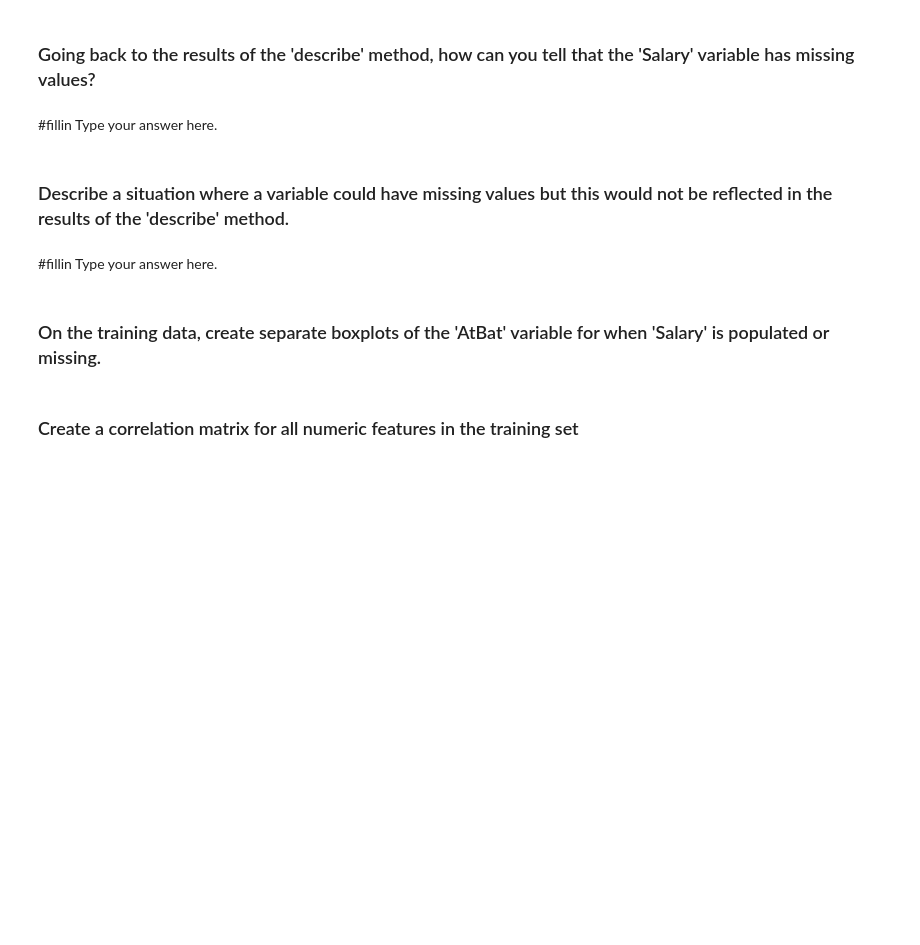
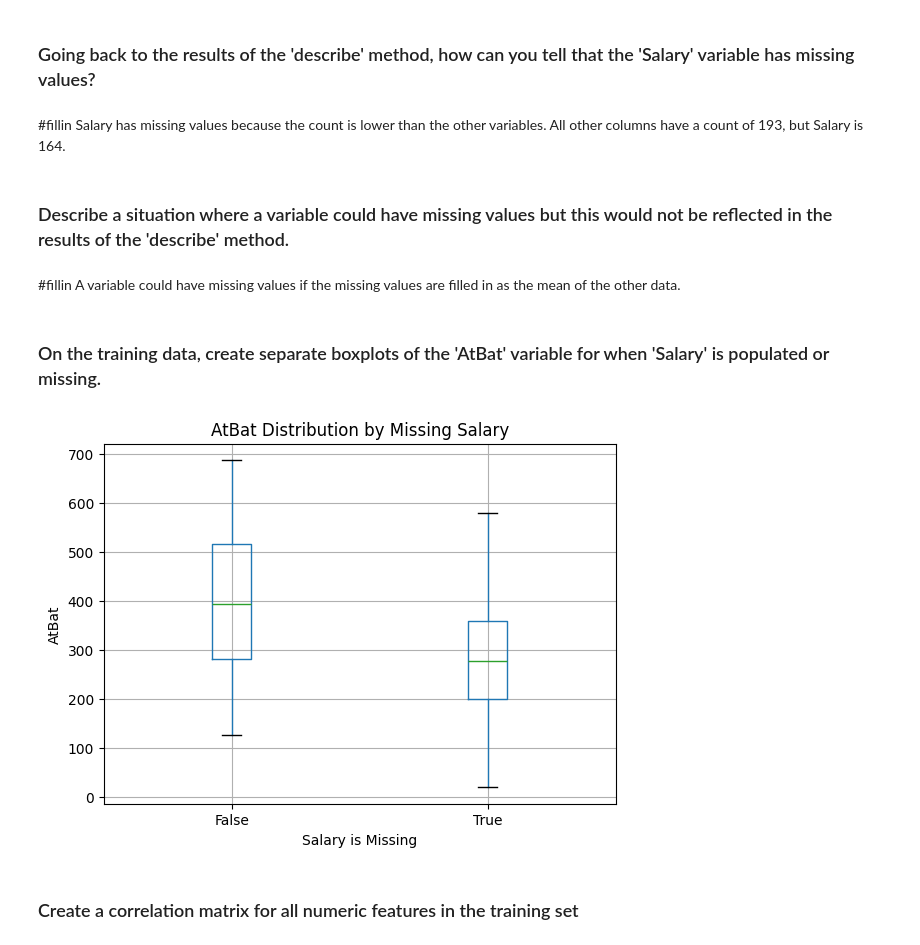
Before and after one commit to ehowells/code_2600, a Jupyter notebook: mod03_eda.ipynb, the cells around one changed output. Cells and saved outputs as stored; diff of their text form; code cells hidden in the pictures; blank space fills up the shorter version.

```diff
--- a/mod03_eda.ipynb
+++ b/mod03_eda.ipynb
@@ -127,15 +130,25 @@ Hint: the 'len' magic method returns the number of rows of a dataFrame.
 # %% [markdown]
 ### Going back to the results of the 'describe' method, how can you tell that the 'Salary' variable has missing values?
 # %% [markdown]
-#fillin Type your answer here.
+#fillin Salary has missing values because the count is lower than the other variables. All other columns have a count of 193, but Salary is 164.
 # %% [markdown]
 ### Describe a situation where a variable could have missing values but this would not be reflected in the results of the 'describe' method.
 # %% [markdown]
-#fillin Type your answer here.
+#fillin A variable could have missing values if the missing values are filled in as the mean of the other data.
 # %% [markdown]
 ### On the training data, create separate boxplots of the 'AtBat' variable for when 'Salary' is populated or missing.
 # %%
-#fillin
+# #fillin
+Train['Salary_Missing'] = Train['Salary'].isna()
+
+Train.boxplot(column='AtBat', by='Salary_Missing')
+plt.title('AtBat Distribution by Missing Salary')
+plt.suptitle('')
+plt.xlabel('Salary is Missing')
+plt.ylabel('AtBat')
+plt.show()
+# %% [output]
+[figure, added]
 # %% [markdown]
 ### Create a correlation matrix for all numeric features in the training set
 # %%
```
Also changed, not shown: parts of 3 cells of this notebook.
